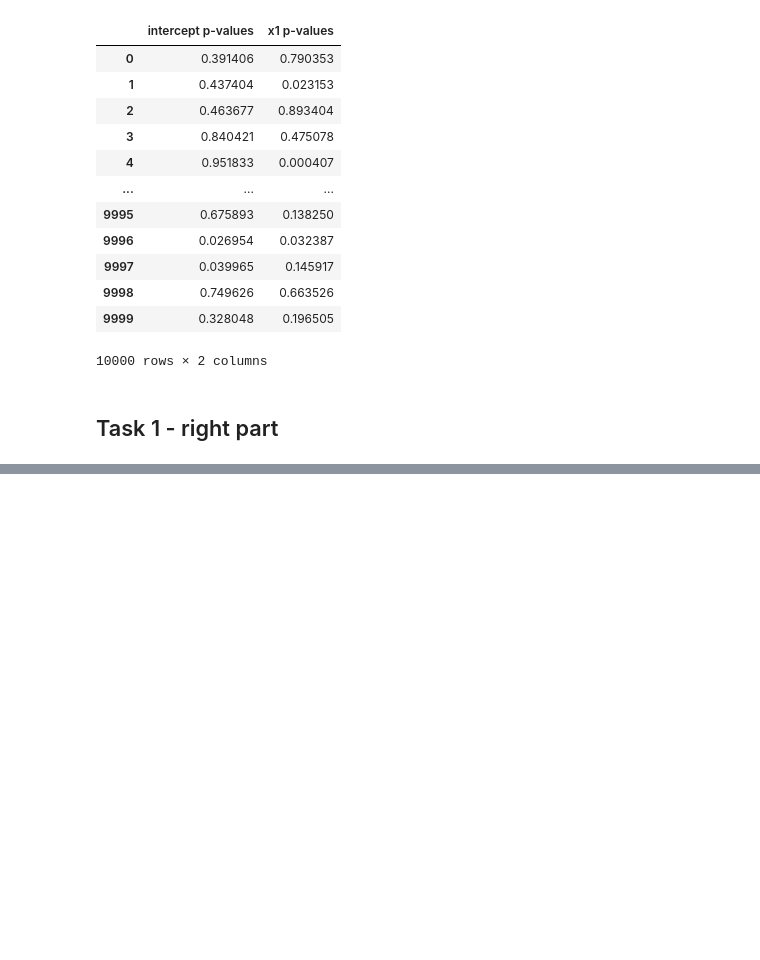
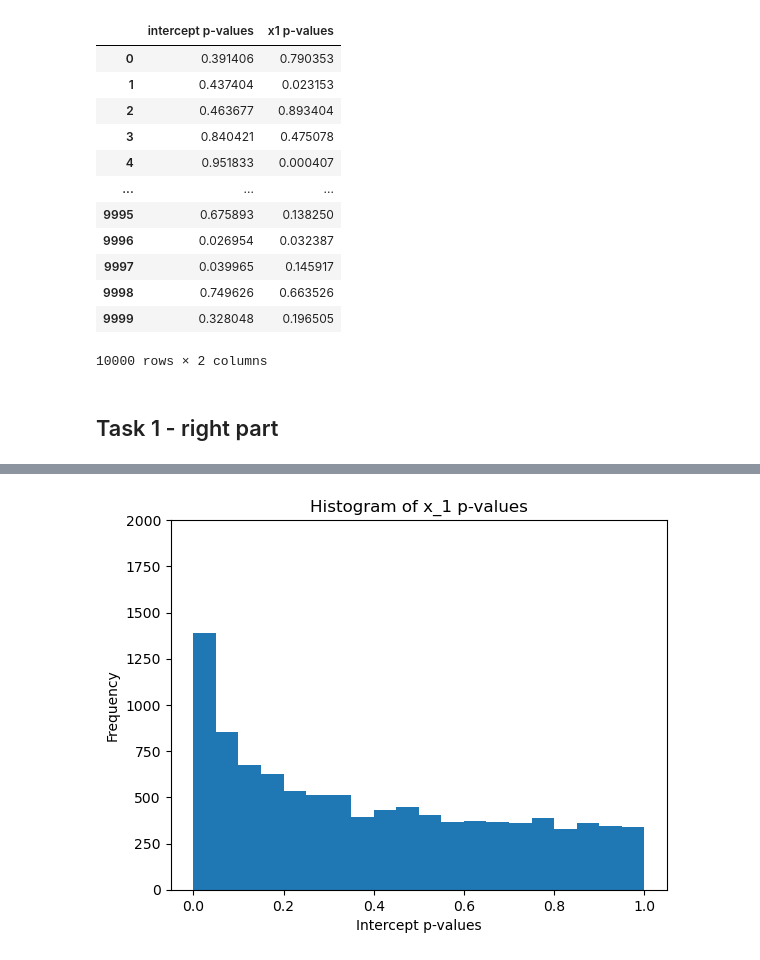
Before and after one commit to TheChickenAgent/ComputationalStatisticsKEN4258-ASG2, a Jupyter notebook: Assignment2.ipynb, the cells around one changed output, grey strips where cells are left out. Drawn from its saved outputs; the diff is of its cells as text; code cells hidden in the pictures; blank space fills up the shorter version.

```diff
--- a/Assignment2.ipynb
+++ b/Assignment2.ipynb
@@ -257,0 +276,12 @@ LinAlgError: Singular matrix
+# %%
+import matplotlib.pyplot as plt
+
+# Show a histogram of the p-values
+plt.hist(x1_data_p_values, bins=20) #paper has 20 bins
+plt.xlabel('Intercept p-values')
+plt.ylabel('Frequency')
+plt.title('Histogram of x_1 p-values')
+plt.ylim((0, 2000))
+plt.show()
+# %% [output]
+[figure, added]
```
Also changed, not shown: parts of 3 cells of this notebook.
